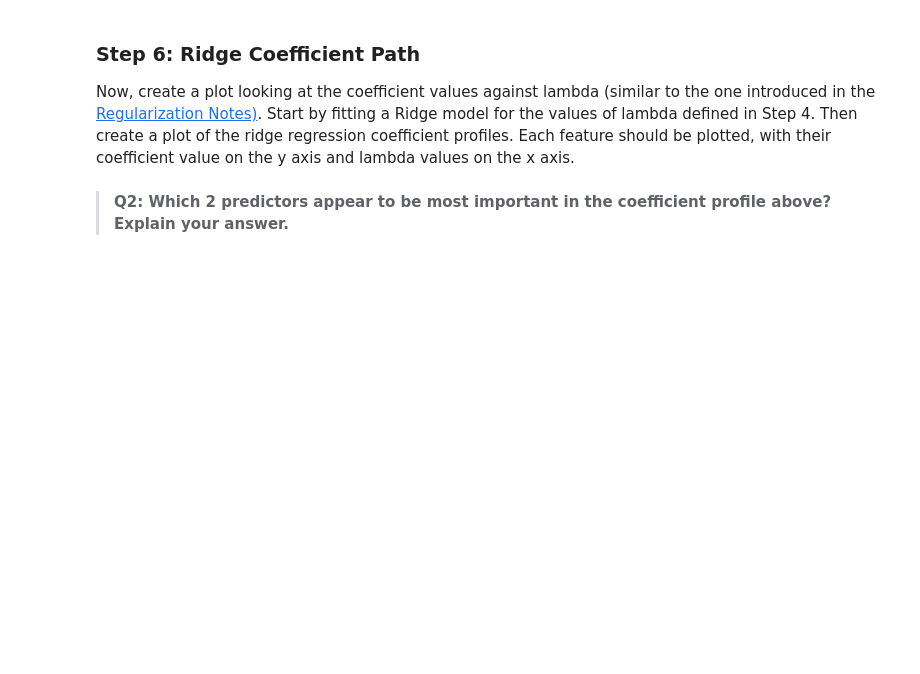
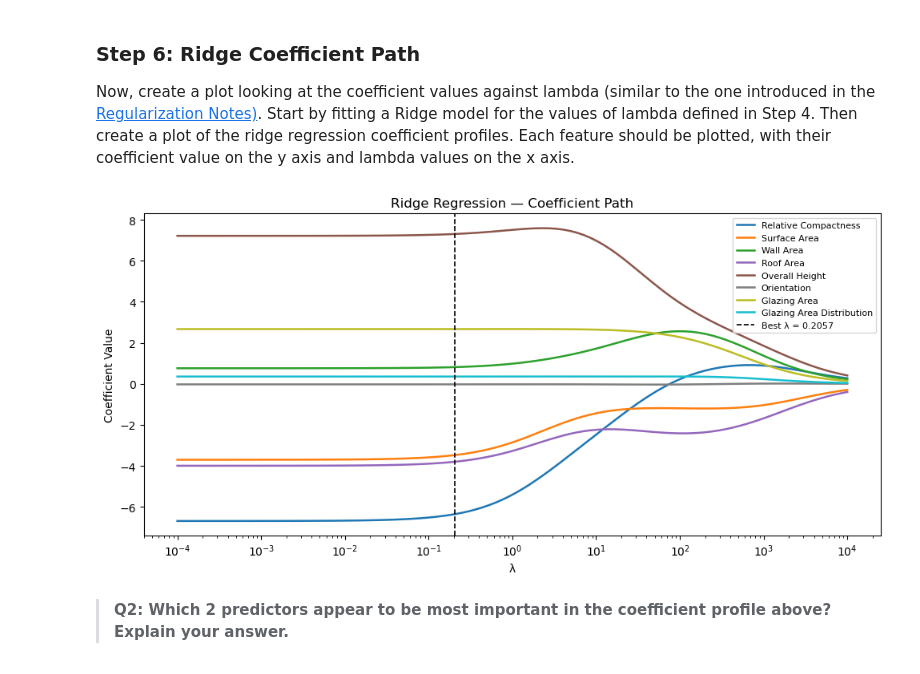
Before and after one commit to aakriti-poudel-chhetri/assignment-3, a Jupyter notebook: task1/hw3-task1.ipynb, the cells around one changed output. Cells and saved outputs as stored; diff of their text form; code cells hidden in the pictures; blank space fills up the shorter version.

```diff
--- a/task1/hw3-task1.ipynb
+++ b/task1/hw3-task1.ipynb
@@ -96,7 +96,7 @@ X = df[feature_names]
 y = df['Heating Load']
 
 # 70/30 train-test split with fixed random seed for reproducibility
-X_train, X_test, y_train, y_test = train_test_split(X, y, train_size=0.7, test_size=0.3, random_state=42)
+X_train, X_test, y_train, y_test = train_test_split(X, y, test_size=0.3, random_state=42)
 
 # Fit scaler on training data only, then apply to both sets
 # Fitting on the test set would leak test statistics into the scaler
@@ -142,6 +177,19 @@ ridge_cv.alpha_   # Lambda with the best CV score
 
 After calling `.fit()`, `ridge_cv` behaves like a regular fitted `Ridge` model. You can call `.predict()`, inspect `.coef_`, and so on. The best lambda is stored in `ridge_cv.alpha_`.
 # %%
-lambdas = ...
+# Define the grid of regularisation strengths
+lambdas = np.logspace(-4, 4, 100) # logspace(-4, 4) gives 100 values evenly spaced on a log scale from 0.0001 to 10000
 
-ridge_cv = ...
+# Perform 10 fold cross-validation for each lambda and retain the model with the best (lowest) CV MSE
+ridge_cv = RidgeCV(alphas=lambdas, cv=10, scoring='neg_mean_squared_error')
+ridge_cv.fit(X_train_scaled, y_train)
+
+print(f'Best lambda (alpha) chosen by CV: {ridge_cv.alpha_:.4f}')
+
+# Build a side-by-side coefficient comparison table: OLS vs Ridge
+coef_table = pd.DataFrame({
+    'Feature'         : feature_names,
+    'OLS Coefficient' : ols.coef_,
+    'Ridge Coefficient': ridge_cv.coef_
+})
+coef_table
@@ -171,6 +239,32 @@ grader.check("q4")
 ### Step 6: Ridge Coefficient Path
 
 Now, create a plot looking at the coefficient values against lambda (similar to the one introduced in the [Regularization Notes)](https://meds-eds-232.github.io/EDS-232-course-website/notes/6_linear_model_selection_and_regularization/6_linear_model_selection_and_regularization-NOTES.html). Start by fitting a Ridge model for the values of lambda defined in Step 4. Then create a plot of the ridge regression coefficient profiles. Each feature should be plotted, with their coefficient value on the y axis and lambda values on the x axis.
+# %%
+# Fit a Ridge model for every lambda in the search grid to trace coefficient paths
+coef_paths = np.array([
+    Ridge(alpha=lam).fit(X_train_scaled, y_train).coef_ # row of coef_paths corresponds to one lambda; columns correspond to features
+    for lam in lambdas
+])
+
+# Colour palette, one colour per feature for readability
+colors = plt.cm.tab10(np.linspace(0, 1, len(feature_names)))
+
+plt.figure(figsize=(10, 5))
+for j, (name, color) in enumerate(zip(feature_names, colors)):
+    plt.plot(lambdas, coef_paths[:, j], label=name, color=color, linewidth=1.8)
+
+# Mark lambda selected by cross-validation
+plt.axvline(ridge_cv.alpha_, color='black', linestyle='--', linewidth=1.2,
+            label=f'Best λ = {ridge_cv.alpha_:.4f}')
+plt.xscale('log')
+plt.xlabel('λ')
+plt.ylabel('Coefficient Value')
+plt.title('Ridge Regression — Coefficient Path')
+plt.legend(loc='upper right', fontsize=8)
+plt.tight_layout()
+plt.show()
+# %% [output]
+[figure, added]
 # %% [markdown]
 > **Q2: Which 2 predictors appear to be most important in the coefficient profile above? Explain your answer.**
 # %% [markdown]
```
Also changed, not shown: parts of 18 cells of this notebook.
